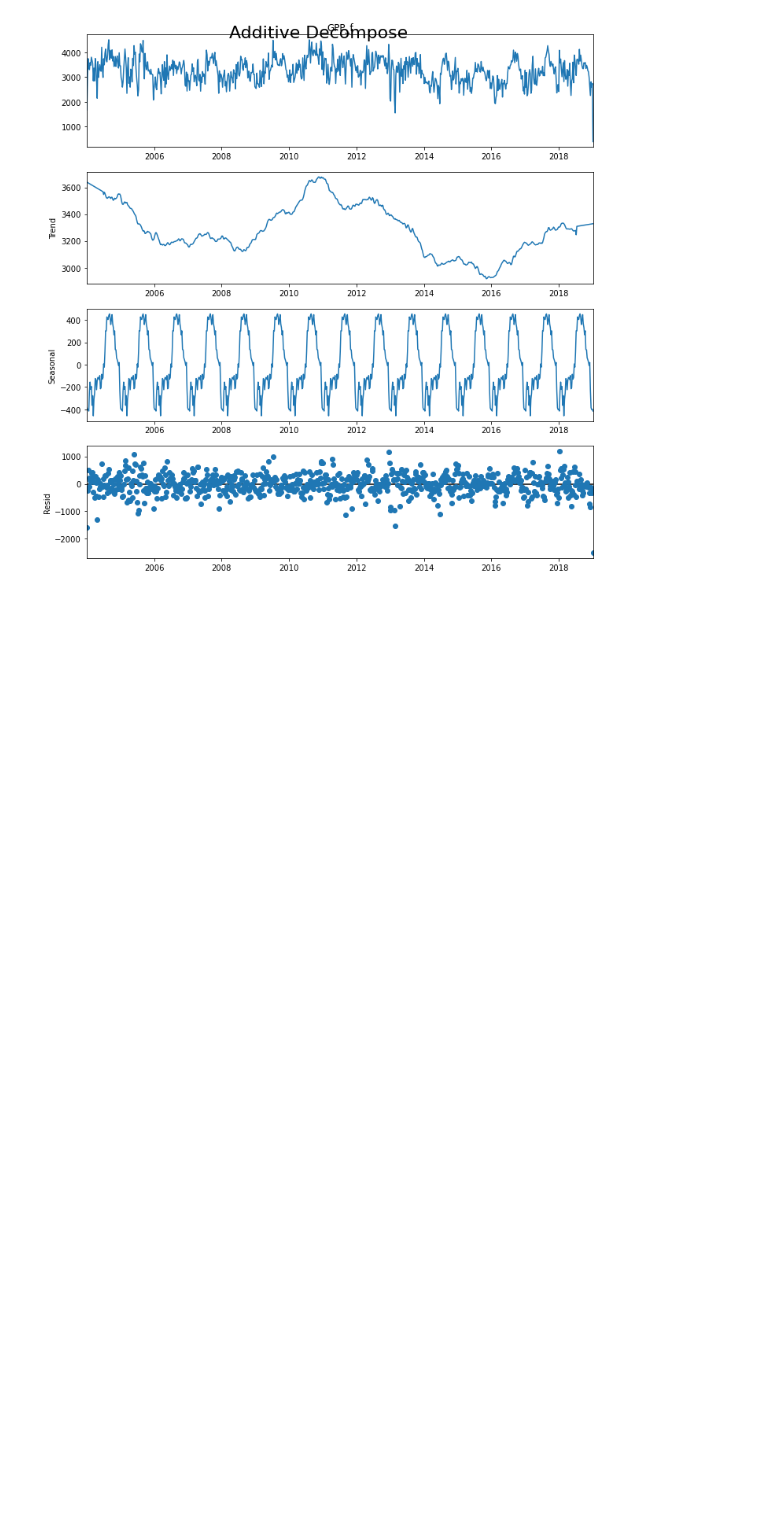
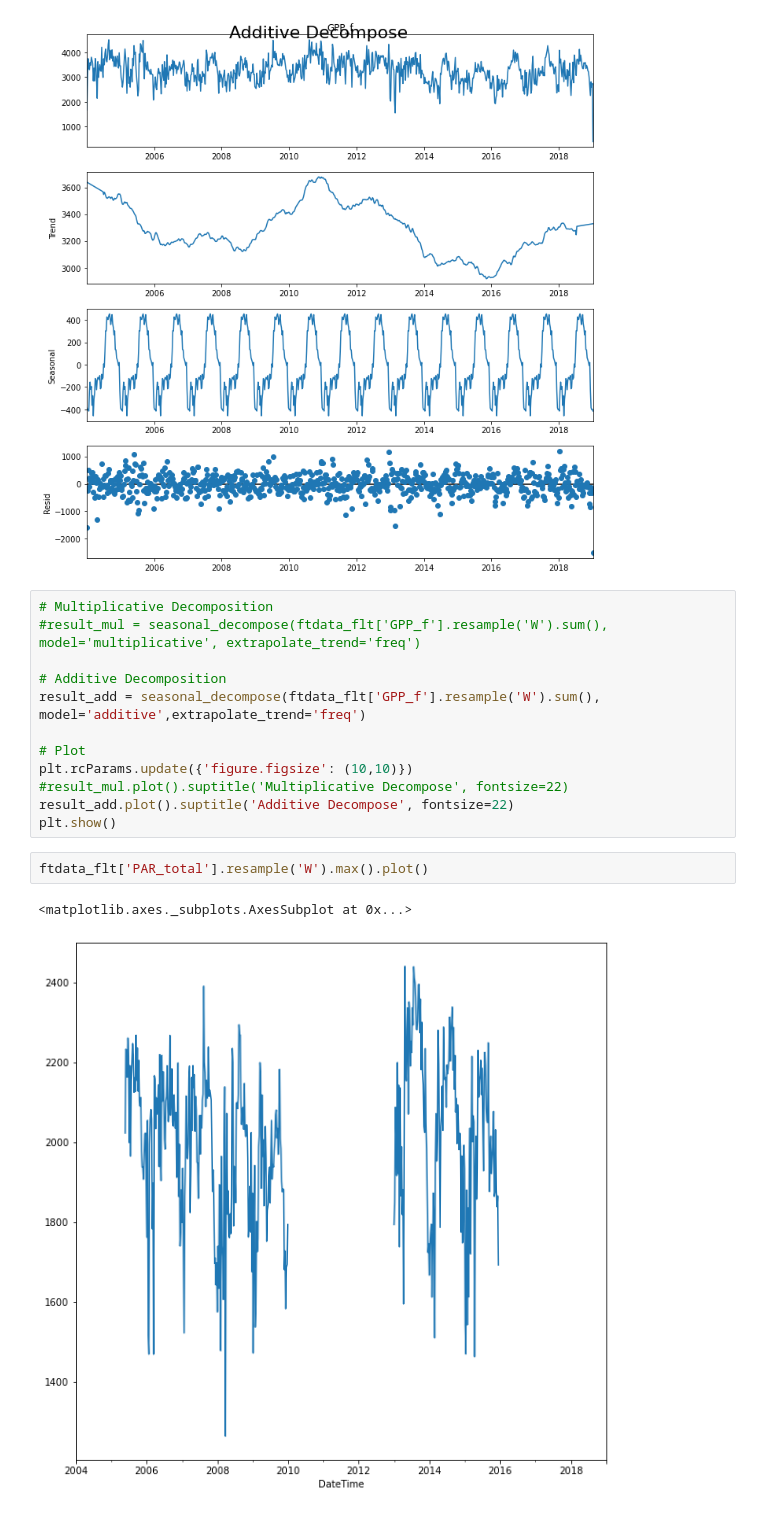
Before and after one commit to PatBall1/pheno_data, a Jupyter notebook: code/pheno_ee.ipynb, the cells around one changed output. Drawn from its saved outputs; the diff is of its cells as text; blank space fills up the shorter version.

```diff
--- a/code/pheno_ee.ipynb
+++ b/code/pheno_ee.ipynb
@@ -234,3 +219,20 @@ result_add.plot().suptitle('Additive Decompose', fontsize=22)
 plt.show()
 # %% [output]
 [figure]
+# %%
+# Multiplicative Decomposition
+#result_mul = seasonal_decompose(ftdata_flt['GPP_f'].resample('W').sum(), model='multiplicative', extrapolate_trend='freq')
+
+# Additive Decomposition
+result_add = seasonal_decompose(ftdata_flt['GPP_f'].resample('W').sum(), model='additive',extrapolate_trend='freq')
+
+# Plot
+plt.rcParams.update({'figure.figsize': (10,10)})
+#result_mul.plot().suptitle('Multiplicative Decompose', fontsize=22)
+result_add.plot().suptitle('Additive Decompose', fontsize=22)
+plt.show()
+# %%
+ftdata_flt['PAR_total'].resample('W').max().plot()
+# %% [output]
+<matplotlib.axes._subplots.AxesSubplot at 0x...>
+[figure, added]
```
Also changed, not shown: parts of 23 cells of this notebook, 1 other file.
